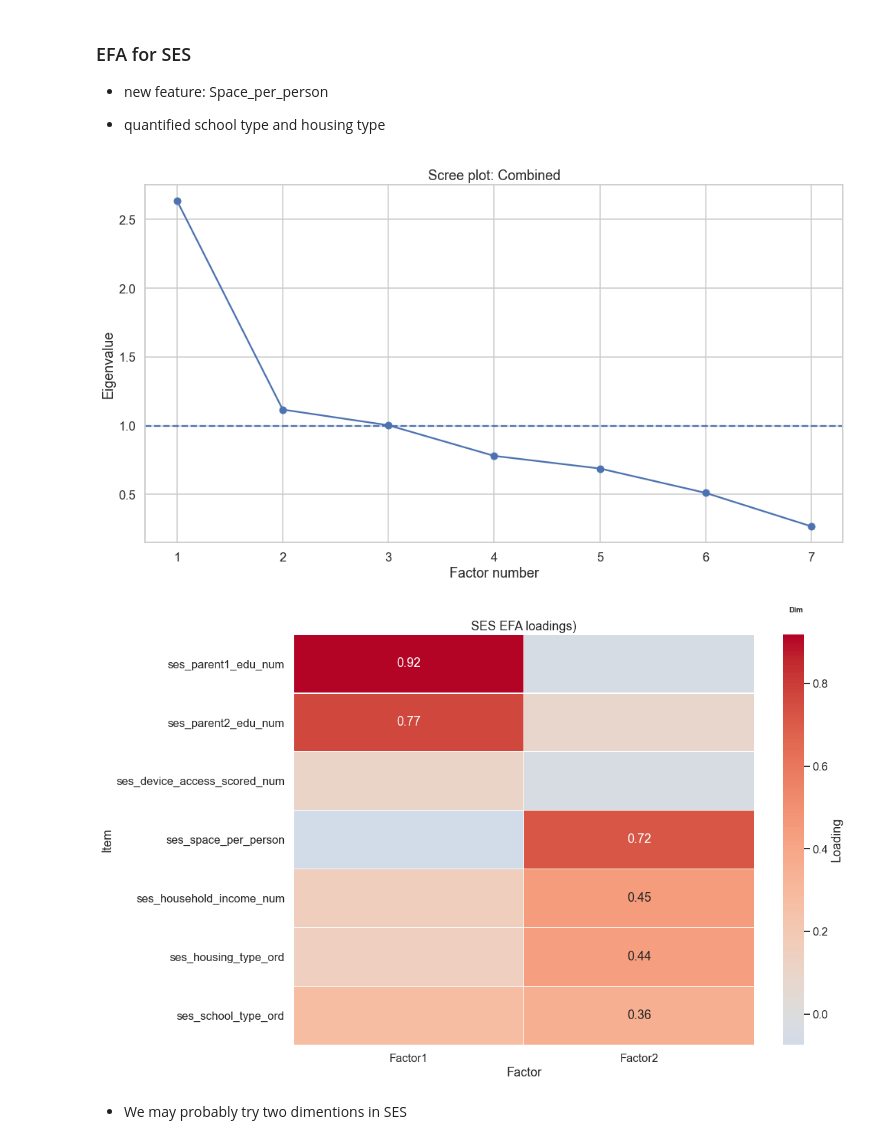
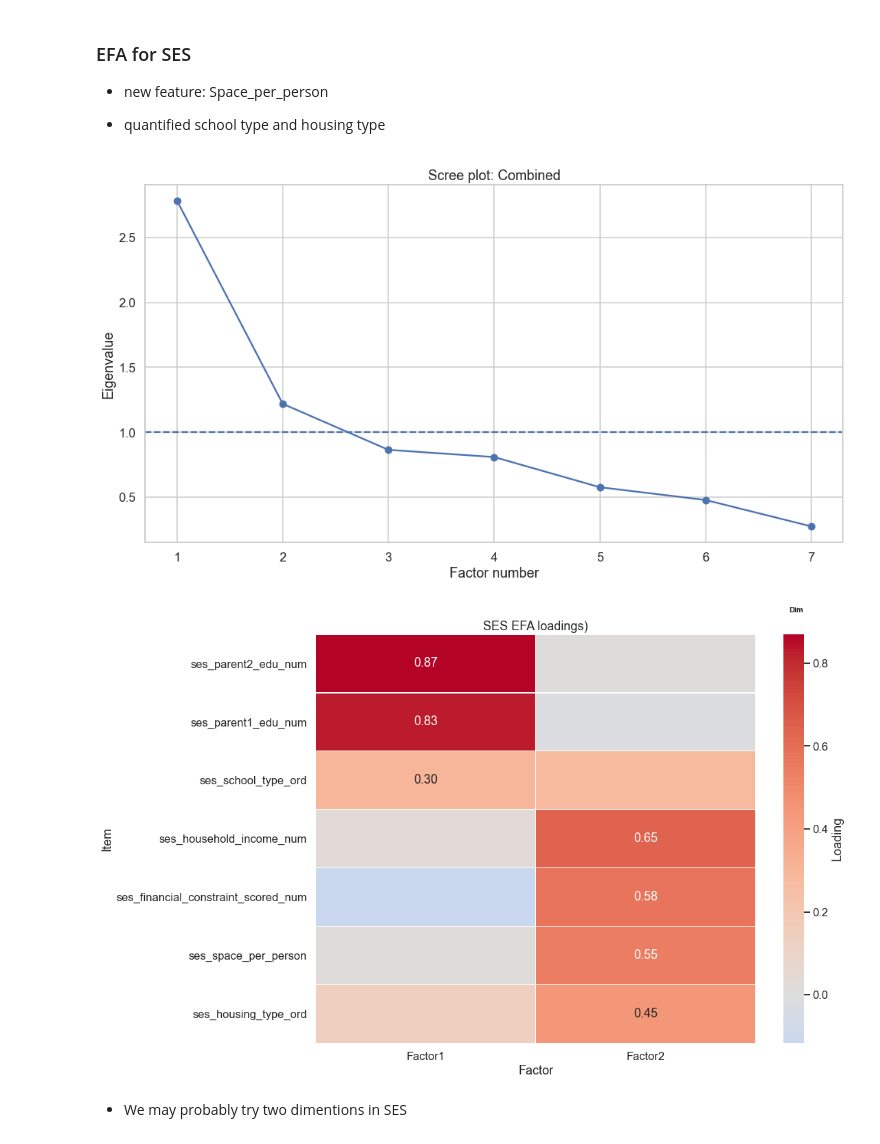
Before and after one commit to garcia-ho/1st_analysis, a Jupyter notebook: phas1_SLR.ipynb, the cells around one changed output. Saved outputs shown, nothing was run; the diff lists cells and outputs as text; code cells hidden in the pictures.

```diff
--- a/phas1_SLR.ipynb
+++ b/phas1_SLR.ipynb
@@ -229,25 +229,14 @@ Uses the students in the 3 known school groups as reference. Computes the centro
 # %%
 # Language SES is not included here
 
 df_ses = add_ses_space_house_variables(df)
 
-ses_efa_items_2dim = [
-    "ses_parent1_edu_num",
-    "ses_parent2_edu_num",
-    "ses_device_access_scored_num",
-    "ses_household_income_num",
-    # "ses_financial_constraint_scored_num",
-    "ses_space_per_person",
-    # "ses_household_size_num",
-    "ses_housing_type_ord",
-    # "ses_internet_quality_scored_num",
-    "ses_school_type_ord",
-]
+ses_efa_items_2dim = list(SES_EFA_ITEMS_2DIM)
 
 diag_ses_combined, kmo_ses_combined = efa_diagnostics(df_ses, "Combined", ses_efa_items_2dim)
 eig_ses_combined = run_scree_analysis(df_ses, "Combined", ses_efa_items_2dim)
 # %% [output]
-[figure, old version]
+[figure, new version]
 # %%
 fa_ses2, d_ses2, loadings_ses2, variance_ses2 = fit_efa(
     df=df_ses,
@@ -263,7 +252,7 @@ plot_loading_heatmap(
     title="SES EFA loadings)"
 )
 # %% [output]
-[figure, old version]
+[figure, new version]
 # %% [markdown]
 - We may probably try two dimentions in SES
 # %% [markdown]
```
Also changed, not shown: parts of 7 cells of this notebook, 9 other files.
